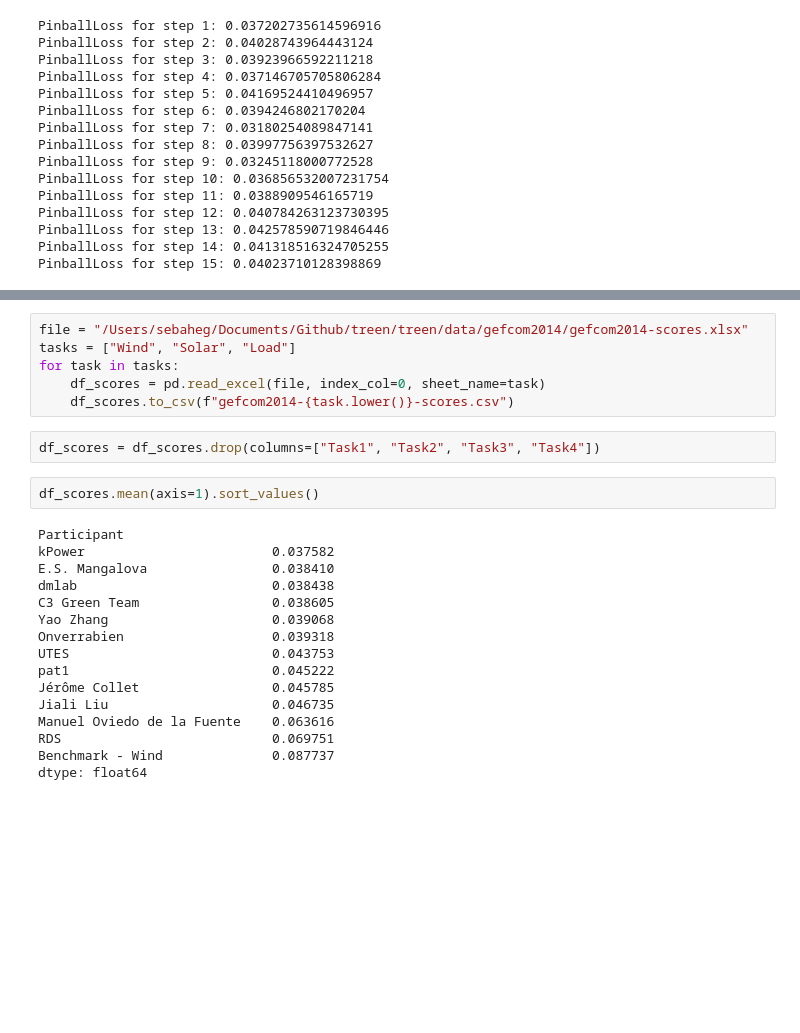
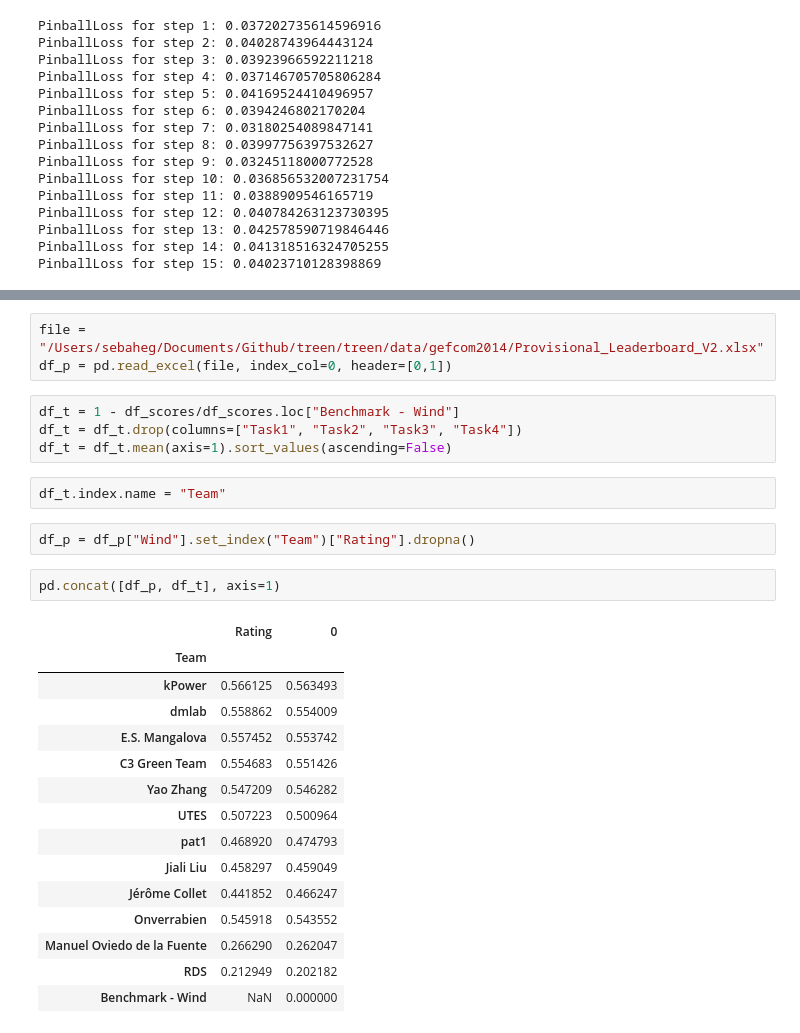
Before and after one commit to rebase-energy/treewe, a Jupyter notebook: treen/examples/gefcom2014-wind.ipynb, the cells around one changed output, grey strips where cells are left out. Saved outputs shown, nothing was run; the diff lists cells and outputs as text; blank space fills up the shorter version.

```diff
--- a/treen/examples/gefcom2014-wind.ipynb
+++ b/treen/examples/gefcom2014-wind.ipynb
@@ -337,26 +352,29 @@ plt.plot(losses)
 # %%
-file = "/Users/sebaheg/Documents/Github/treen/treen/data/gefcom2014/gefcom2014-scores.xlsx"
-tasks = ["Wind", "Solar", "Load"]
-for task in tasks:
-    df_scores = pd.read_excel(file, index_col=0, sheet_name=task)
-    df_scores.to_csv(f"gefcom2014-{task.lower()}-scores.csv")
+file = "/Users/sebaheg/Documents/Github/treen/treen/data/gefcom2014/Provisional_Leaderboard_V2.xlsx"
+df_p = pd.read_excel(file, index_col=0, header=[0,1])
 # %%
-df_scores = df_scores.drop(columns=["Task1", "Task2", "Task3", "Task4"])
+df_t = 1 - df_scores/df_scores.loc["Benchmark - Wind"]
+df_t = df_t.drop(columns=["Task1", "Task2", "Task3", "Task4"])
+df_t = df_t.mean(axis=1).sort_values(ascending=False)
-# %%
-df_scores.mean(axis=1).sort_values()
-# %% [output]
-Participant
-kPower                        0.037582
-E.S. Mangalova                0.038410
-dmlab                         0.038438
-C3 Green Team                 0.038605
-Yao Zhang                     0.039068
-Onverrabien                   0.039318
-UTES                          0.043753
-pat1                          0.045222
-Jérôme Collet                 0.045785
-Jiali Liu                     0.046735
-Manuel Oviedo de la Fuente    0.063616
-RDS                           0.069751
-Benchmark - Wind              0.087737
-dtype: float64
+# %%
+df_t.index.name = "Team"
+# %%
+df_p = df_p["Wind"].set_index("Team")["Rating"].dropna()
+# %%
+pd.concat([df_p, df_t], axis=1)
+# %% [output]
+|  | Rating | 0 |
+| Team |  |  |
+| kPower | 0.566125 | 0.563493 |
+| dmlab | 0.558862 | 0.554009 |
+| E.S. Mangalova | 0.557452 | 0.553742 |
+| C3 Green Team | 0.554683 | 0.551426 |
+| Yao Zhang | 0.547209 | 0.546282 |
+| UTES | 0.507223 | 0.500964 |
+| pat1 | 0.468920 | 0.474793 |
+| Jiali Liu | 0.458297 | 0.459049 |
+| Jérôme Collet | 0.441852 | 0.466247 |
+| Onverrabien | 0.545918 | 0.543552 |
+| Manuel Oviedo de la Fuente | 0.266290 | 0.262047 |
+| RDS | 0.212949 | 0.202182 |
+| Benchmark - Wind | NaN | 0.000000 |
```
Also changed, not shown: parts of 8 cells of this notebook, 1 other file.
